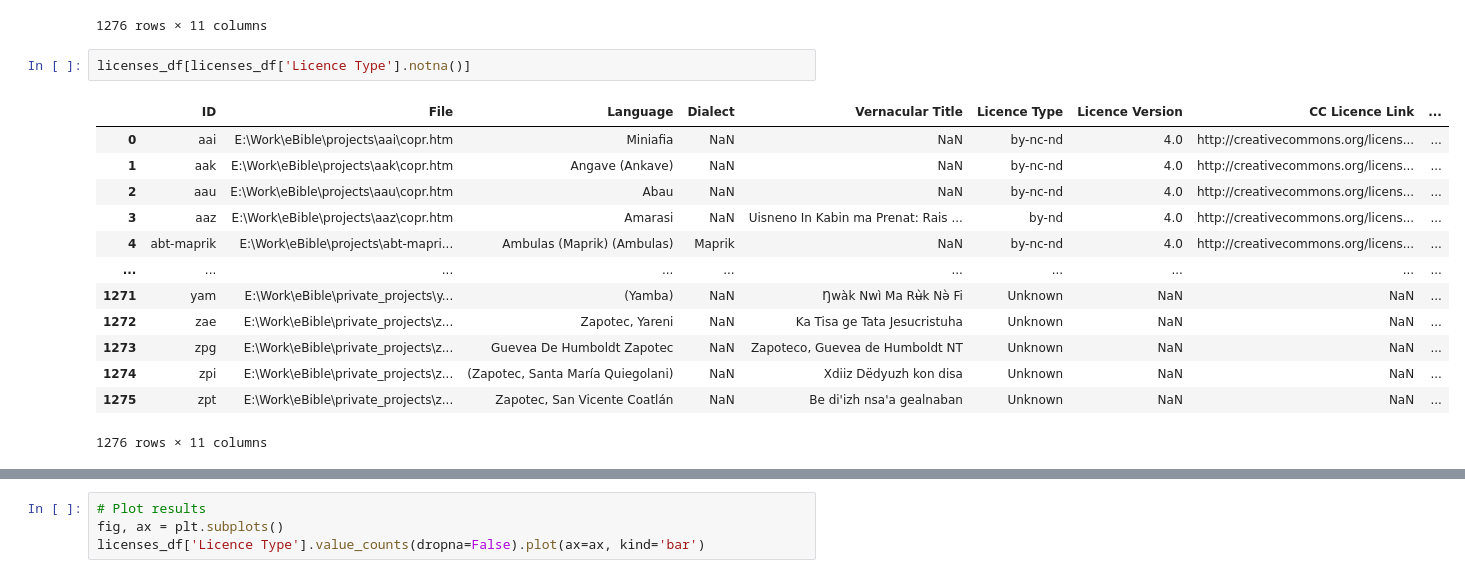
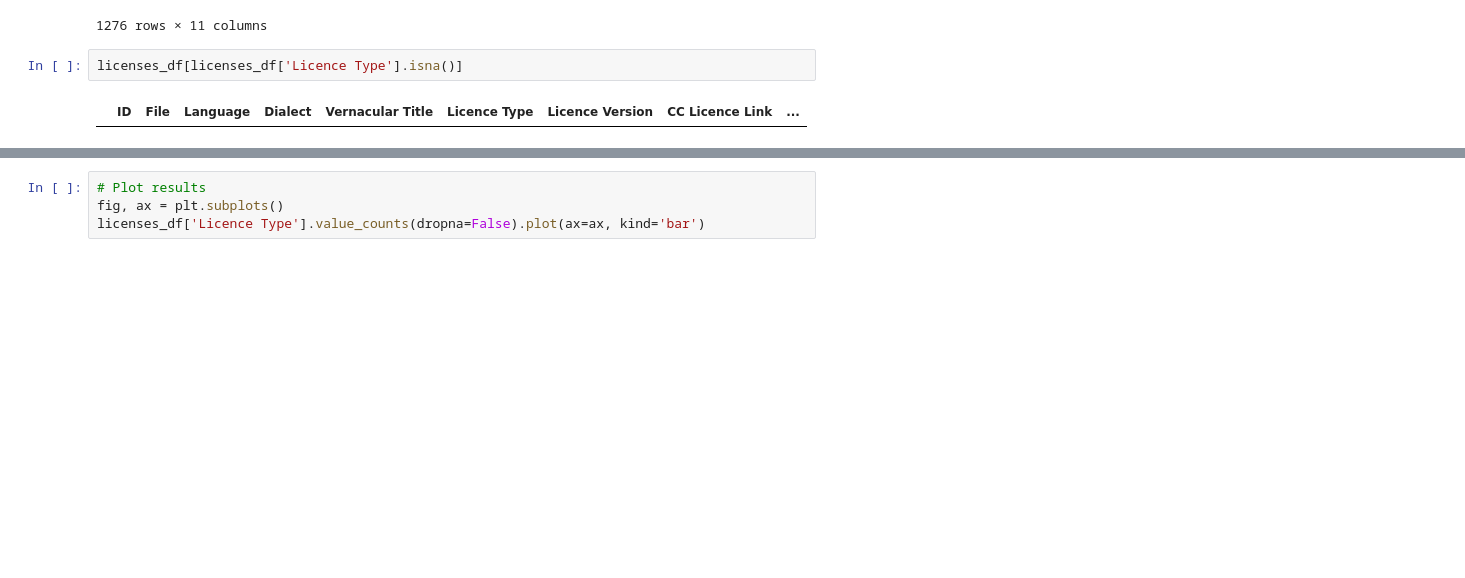
Before and after one commit to BibleNLP/ebible, a Jupyter notebook: code/notebooks/ebible-licenses-analysis.ipynb, the cells around one changed output, grey strips where cells are left out. Saved outputs shown, nothing was run; the diff lists cells and outputs as text; blank space fills up the shorter version.

Commit message:
Re-run license analysis

```diff
--- a/code/notebooks/ebible-licenses-analysis.ipynb
+++ b/code/notebooks/ebible-licenses-analysis.ipynb
@@ -26,18 +26,6 @@ licenses_df
 | 1275 | zpt | E:\Work\eBible\private_projects\z... | Zapotec, San Vicente Coatlán | NaN | Be diꞌizh nsaꞌa gealnaban | Unknown | NaN | NaN | ... |
 1276 rows × 11 columns
 # %%
-licenses_df[licenses_df['Licence Type'].notna()]
+licenses_df[licenses_df['Licence Type'].isna()]
 # %% [output]
 |  | ID | File | Language | Dialect | Vernacular Title | Licence Type | Licence Version | CC Licence Link | ... |
-| 0 | aai | E:\Work\eBible\projects\aai\copr.htm | Miniafia | NaN | NaN | by-nc-nd | 4.0 | http://creativecommons.org/licens... | ... |
-| 1 | aak | E:\Work\eBible\projects\aak\copr.htm | Angave (Ankave) | NaN | NaN | by-nc-nd | 4.0 | http://creativecommons.org/licens... | ... |
-| 2 | aau | E:\Work\eBible\projects\aau\copr.htm | Abau | NaN | NaN | by-nc-nd | 4.0 | http://creativecommons.org/licens... | ... |
-| 3 | aaz | E:\Work\eBible\projects\aaz\copr.htm | Amarasi | NaN | Uisneno In Kabin ma Prenat: Rais ... | by-nd | 4.0 | http://creativecommons.org/licens... | ... |
-| 4 | abt-maprik | E:\Work\eBible\projects\abt-mapri... | Ambulas (Maprik) (Ambulas) | Maprik | NaN | by-nc-nd | 4.0 | http://creativecommons.org/licens... | ... |
-| ... | ... | ... | ... | ... | ... | ... | ... | ... | ... |
-| 1271 | yam | E:\Work\eBible\private_projects\y... | (Yamba) | NaN | Ŋwàk Nwì Ma Rʉ̀k Nə̀ Fi | Unknown | NaN | NaN | ... |
-| 1272 | zae | E:\Work\eBible\private_projects\z... | Zapotec, Yareni | NaN | Ka Tisa ge Tata Jesucristuha | Unknown | NaN | NaN | ... |
-| 1273 | zpg | E:\Work\eBible\private_projects\z... | Guevea De Humboldt Zapotec | NaN | Zapoteco, Guevea de Humboldt NT | Unknown | NaN | NaN | ... |
-| 1274 | zpi | E:\Work\eBible\private_projects\z... | (Zapotec, Santa María Quiegolani) | NaN | Xdiiz Dëdyuzh kon disa | Unknown | NaN | NaN | ... |
-| 1275 | zpt | E:\Work\eBible\private_projects\z... | Zapotec, San Vicente Coatlán | NaN | Be diꞌizh nsaꞌa gealnaban | Unknown | NaN | NaN | ... |
-1276 rows × 11 columns
```
Also changed, not shown: parts of 6 cells of this notebook.
